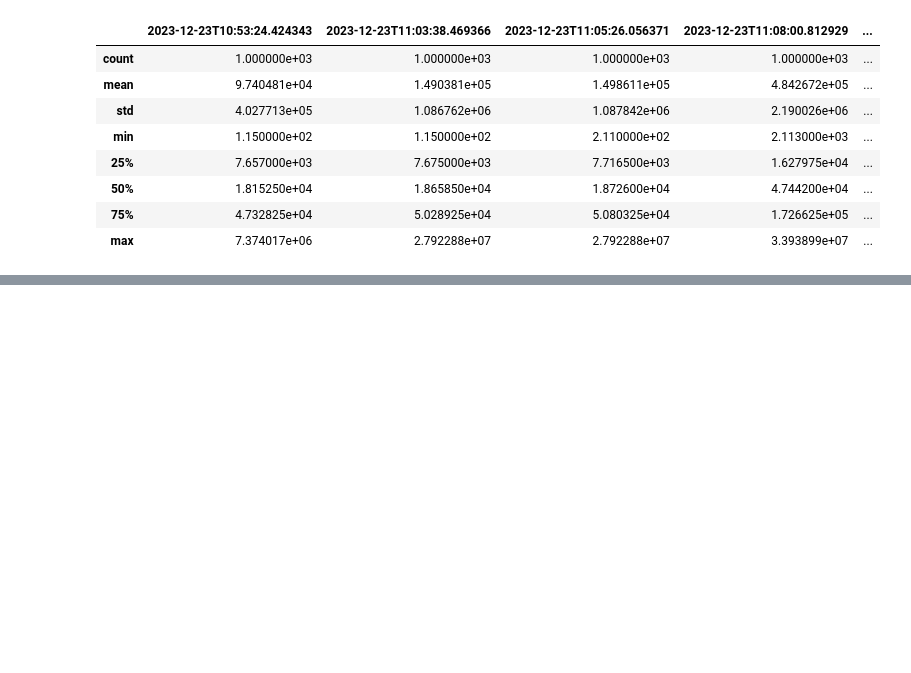
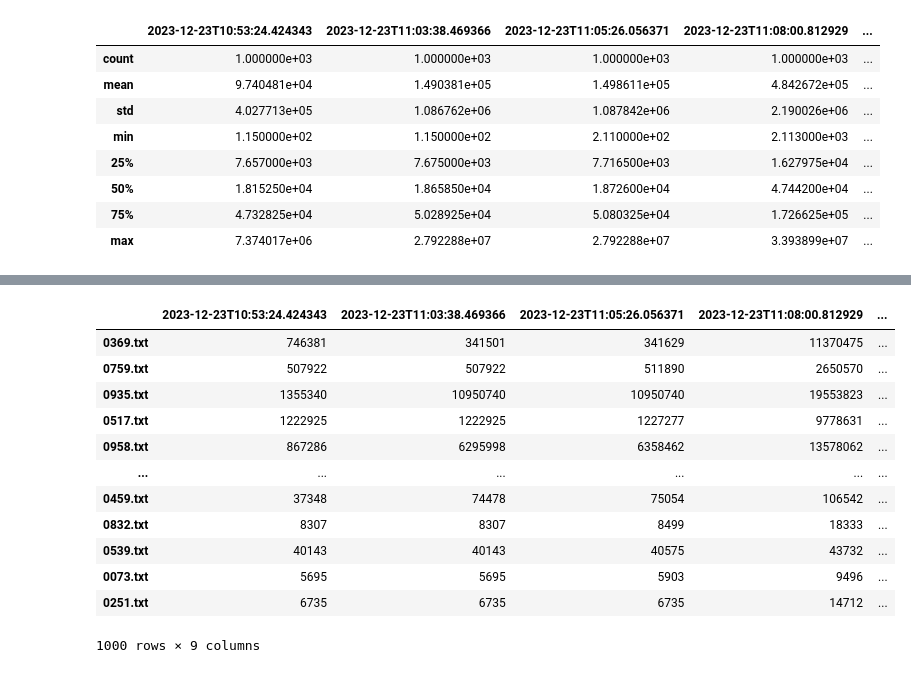
Before and after one commit to ayu0616/atcoder-workspace-cpp, a Jupyter notebook: ahc029/A/exec_test.ipynb, the cells around one changed output, grey strips where cells are left out. Cells and saved outputs as stored; diff of their text form; code cells hidden in the pictures; blank space fills up the shorter version.

```diff
--- a/ahc029/A/exec_test.ipynb
+++ b/ahc029/A/exec_test.ipynb
@@ -57,2 +58,18 @@ plt.show()
 # %%
 df.to_csv("test_res.csv")
+# %%
+df.sort_values(by=[cur_time], ascending=False)
+# %% [output]
+|  | 2023-12-23T10:53:24.424343 | 2023-12-23T11:03:38.469366 | 2023-12-23T11:05:26.056371 | 2023-12-23T11:08:00.812929 | ... |
+| 0369.txt | 746381 | 341501 | 341629 | 11370475 | ... |
+| 0759.txt | 507922 | 507922 | 511890 | 2650570 | ... |
+| 0935.txt | 1355340 | 10950740 | 10950740 | 19553823 | ... |
+| 0517.txt | 1222925 | 1222925 | 1227277 | 9778631 | ... |
+| 0958.txt | 867286 | 6295998 | 6358462 | 13578062 | ... |
+| ... | ... | ... | ... | ... | ... |
+| 0459.txt | 37348 | 74478 | 75054 | 106542 | ... |
+| 0832.txt | 8307 | 8307 | 8499 | 18333 | ... |
+| 0539.txt | 40143 | 40143 | 40575 | 43732 | ... |
+| 0073.txt | 5695 | 5695 | 5903 | 9496 | ... |
+| 0251.txt | 6735 | 6735 | 6735 | 14712 | ... |
+1000 rows × 9 columns
```
Also changed, not shown: parts of 2 cells of this notebook, 2 other files.
